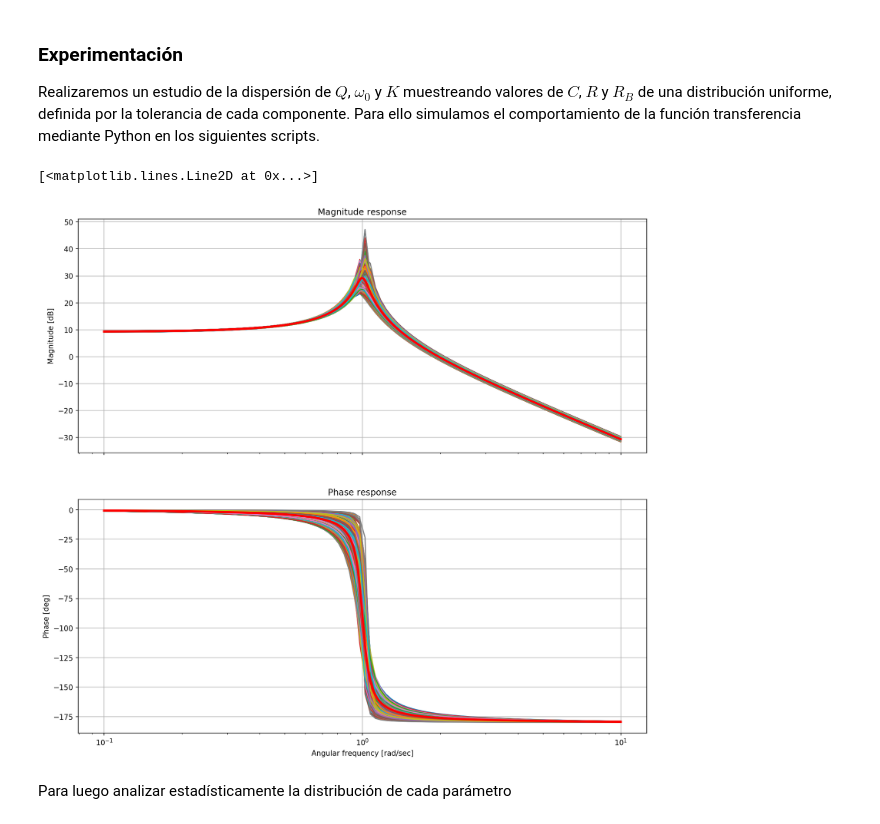
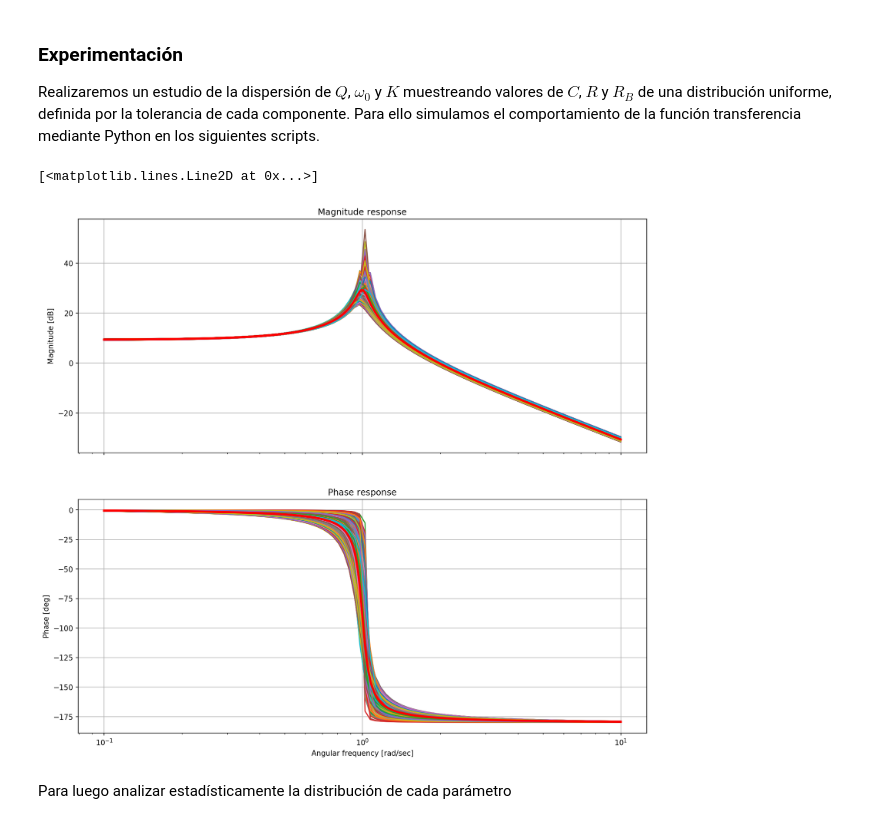
Before and after one commit to marianux/jupytest, a Jupyter notebook: Sallen-Key sensibilidad.ipynb, the cells around one changed output. Saved outputs shown, nothing was run; the diff lists cells and outputs as text; code cells hidden in the pictures.

```diff
--- a/Sallen-Key sensibilidad.ipynb
+++ b/Sallen-Key sensibilidad.ipynb
@@ -65,7 +65,7 @@ fig_font_size = 16
 ################
 
 # Cantidad de iteraciones o experimentos
-NN = 500
+NN = 1000
 # Tolerancia de los componentes
 tol = 5
 
@@ -94,34 +94,34 @@ fig_id = fig_hdl.number
 # analizaremos cada iteración resultante
 for (this_C, this_R, this_RB) in zip( all_C, all_R, all_RB):
 
     this_KK = 1 + this_RB/this_R
     this_QQ = 1/(3-this_KK)
     this_w0 = 1/this_R/this_C
 
     my_tf = TransferFunction( [this_KK * (this_w0**2)], [1, this_w0/this_QQ, this_w0**2] )
 
     _, axes_hdl = bodePlot(my_tf, fig_id)
 
 # finalmente ploteamos también la transferencia con los valores esperados
 # sin incertidumbre alguna sobre sus valores.
 KK = 1 + RB/RR
 QQ = 1/(3-KK)
 WW0 = 1/RR/CC
 
 my_tf = TransferFunction( [KK * (WW0**2)], [1, WW0/QQ, WW0**2] )
 
 w, mag, phase = my_tf.bode(n=300)
 
 (mag_ax_hdl, phase_ax_hdl) = axes_hdl
 
 plt.sca(mag_ax_hdl)
 plt.semilogx(w, mag, '-r', linewidth=3 )    # Bode magnitude plot
 
 plt.sca(phase_ax_hdl)
 plt.semilogx(w, phase, '-r', linewidth=3)    # Bode phase plot
 # %% [output]
 [<matplotlib.lines.Line2D at 0x...>]
-[figure, old version]
+[figure, new version]
 # %% [markdown]
 Para luego analizar estadísticamente la distribución de cada parámetro
 # %%
```
Also changed, not shown: parts of 1 cell of this notebook, 4 other files.
